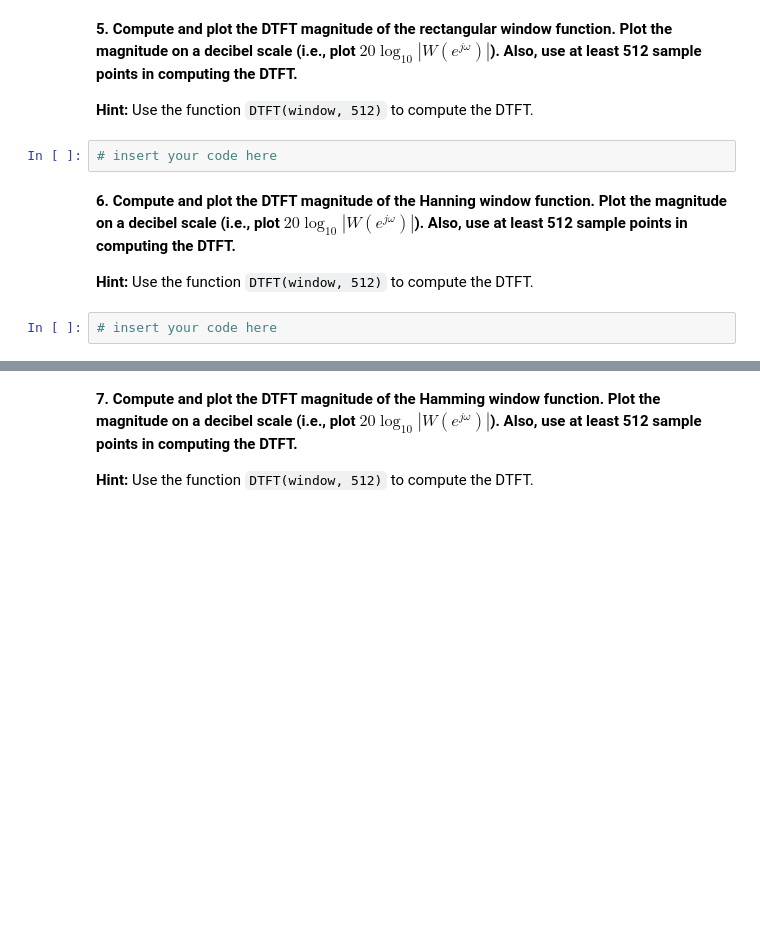
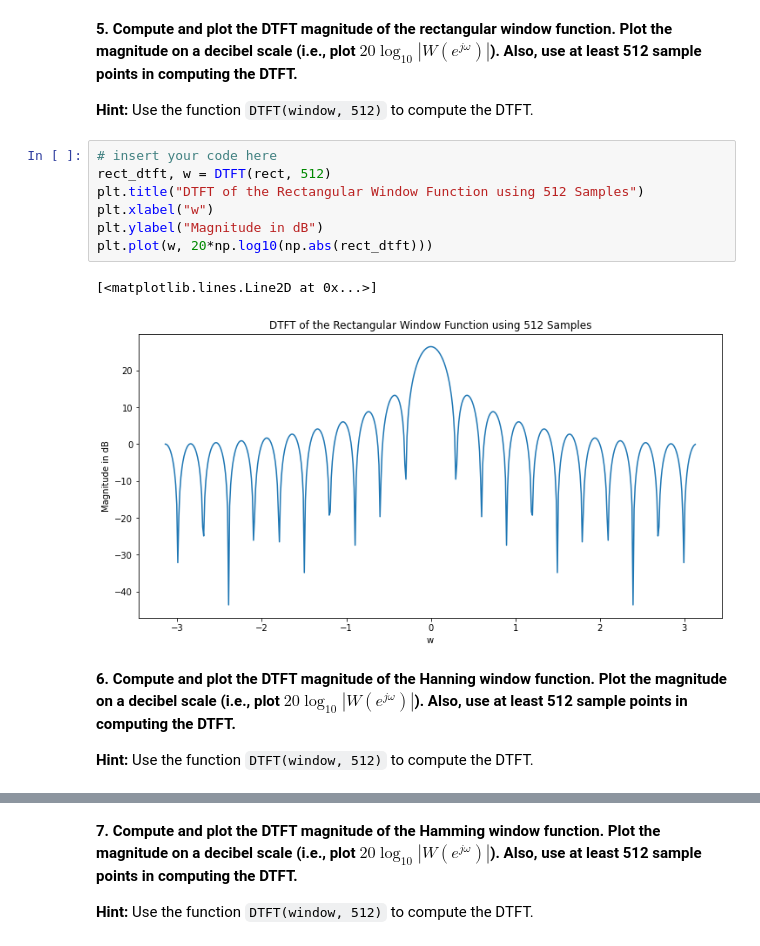
Before and after one commit to JustinWang781/438-Lab5b, a Jupyter notebook: lab05b_final_report.ipynb, the cells around one changed output, grey strips where cells are left out. Saved outputs shown, nothing was run; the diff lists cells and outputs as text; blank space fills up the shorter version.

````diff
--- a/lab05b_final_report.ipynb
+++ b/lab05b_final_report.ipynb
@@ -99,11 +100,17 @@ plt.rcParams['figure.figsize'] = (12, 6)
 **5. Compute and plot the DTFT magnitude of the rectangular window function. Plot the magnitude on a decibel scale (i.e., plot $20\log_{10}|W(e^{j\omega})|$). Also, use at least 512 sample points in computing the DTFT.**
 
 **Hint:** Use the function ```DTFT(window, 512)``` to compute the DTFT.
-# %%
-# insert your code here
+# %%
+# insert your code here
+rect_dtft, w = DTFT(rect, 512)
+plt.title("DTFT of the Rectangular Window Function using 512 Samples")
+plt.xlabel("w")
+plt.ylabel("Magnitude in dB")
+plt.plot(w, 20*np.log10(np.abs(rect_dtft)))
+# %% [output]
+[<matplotlib.lines.Line2D at 0x...>]
+[figure, added]
 # %% [markdown]
 **6. Compute and plot the DTFT magnitude of the Hanning window function. Plot the magnitude on a decibel scale (i.e., plot $20\log_{10}|W(e^{j\omega})|$). Also, use at least 512 sample points in computing the DTFT.**
 
 **Hint:** Use the function ```DTFT(window, 512)``` to compute the DTFT.
-# %%
-# insert your code here
````
Also changed, not shown: parts of 25 cells of this notebook.
